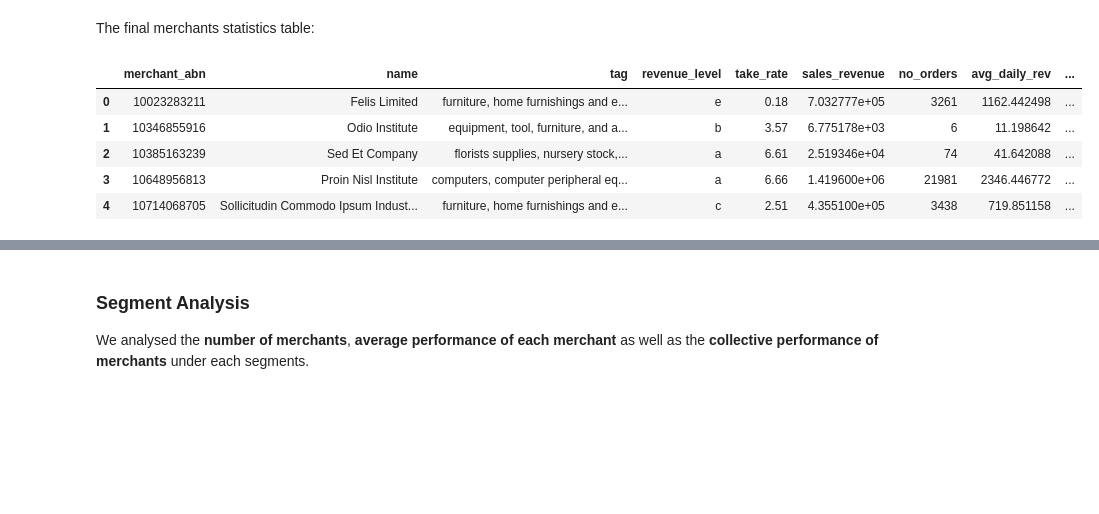
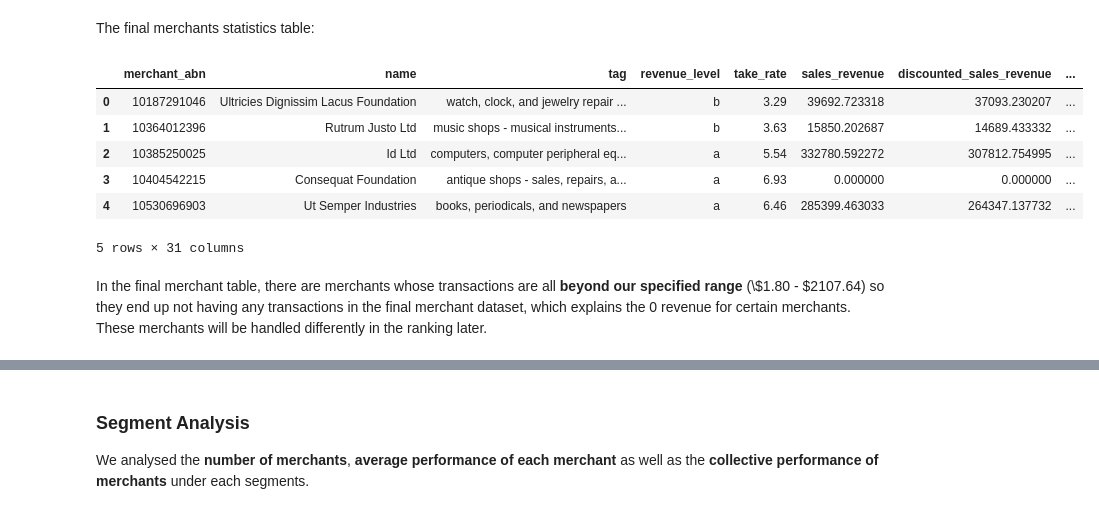
Before and after one commit to MAST30034-Applied-Data-Science/generic-buy-now-pay-later-project-group-19, a Jupyter notebook: notebooks/Project Summary Notebook.ipynb, the cells around one changed output, grey strips where cells are left out. Drawn from its saved outputs; the diff is of its cells as text; code cells hidden in the pictures; blank space fills up the shorter version.

```diff
--- a/notebooks/Project Summary Notebook.ipynb
+++ b/notebooks/Project Summary Notebook.ipynb
@@ -519,14 +519,19 @@ $$\text{Load Datasets}\implies\text{Consumers Daily Fraud Rate Modelling}\cup \t
 # %% [markdown]
 The final merchants statistics table:
 # %%
-spark.read.parquet("/Users/oliver/Downloads/final_merchant_statistics").limit(5).toPandas().drop('tags', axis=1)
+# Show 5 merchants
+final_merch_stat = spark.read.parquet("curated/final_merchant_statistics").toPandas().drop('tags', axis=1)
+final_merch_stat.head()
 # %% [output]
-|  | merchant_abn | name | tag | revenue_level | take_rate | sales_revenue | no_orders | avg_daily_rev | ... |
-| 0 | 10023283211 | Felis Limited | furniture, home furnishings and e... | e | 0.18 | 7.032777e+05 | 3261 | 1162.442498 | ... |
-| 1 | 10346855916 | Odio Institute | equipment, tool, furniture, and a... | b | 3.57 | 6.775178e+03 | 6 | 11.198642 | ... |
-| 2 | 10385163239 | Sed Et Company | florists supplies, nursery stock,... | a | 6.61 | 2.519346e+04 | 74 | 41.642088 | ... |
-| 3 | 10648956813 | Proin Nisl Institute | computers, computer peripheral eq... | a | 6.66 | 1.419600e+06 | 21981 | 2346.446772 | ... |
-| 4 | 10714068705 | Sollicitudin Commodo Ipsum Indust... | furniture, home furnishings and e... | c | 2.51 | 4.355100e+05 | 3438 | 719.851158 | ... |
+|  | merchant_abn | name | tag | revenue_level | take_rate | sales_revenue | discounted_sales_revenue | ... |
+| 0 | 10187291046 | Ultricies Dignissim Lacus Foundation | watch, clock, and jewelry repair ... | b | 3.29 | 39692.723318 | 37093.230207 | ... |
+| 1 | 10364012396 | Rutrum Justo Ltd | music shops - musical instruments... | b | 3.63 | 15850.202687 | 14689.433332 | ... |
+| 2 | 10385250025 | Id Ltd | computers, computer peripheral eq... | a | 5.54 | 332780.592272 | 307812.754995 | ... |
+| 3 | 10404542215 | Consequat Foundation | antique shops - sales, repairs, a... | a | 6.93 | 0.000000 | 0.000000 | ... |
+| 4 | 10530696903 | Ut Semper Industries | books, periodicals, and newspapers | a | 6.46 | 285399.463033 | 264347.137732 | ... |
+5 rows × 31 columns
+# %% [markdown]
+In the final merchant table, there are merchants whose transactions are all **beyond our specified range** (\\$1.80 - \$2107.64) so they end up not having any transactions in the final merchant dataset, which explains the 0 revenue for certain merchants. These merchants will be handled differently in the ranking later.
 # %% [markdown]
 <br>
 
```
Also changed, not shown: parts of 40 cells of this notebook, 1 other file.
